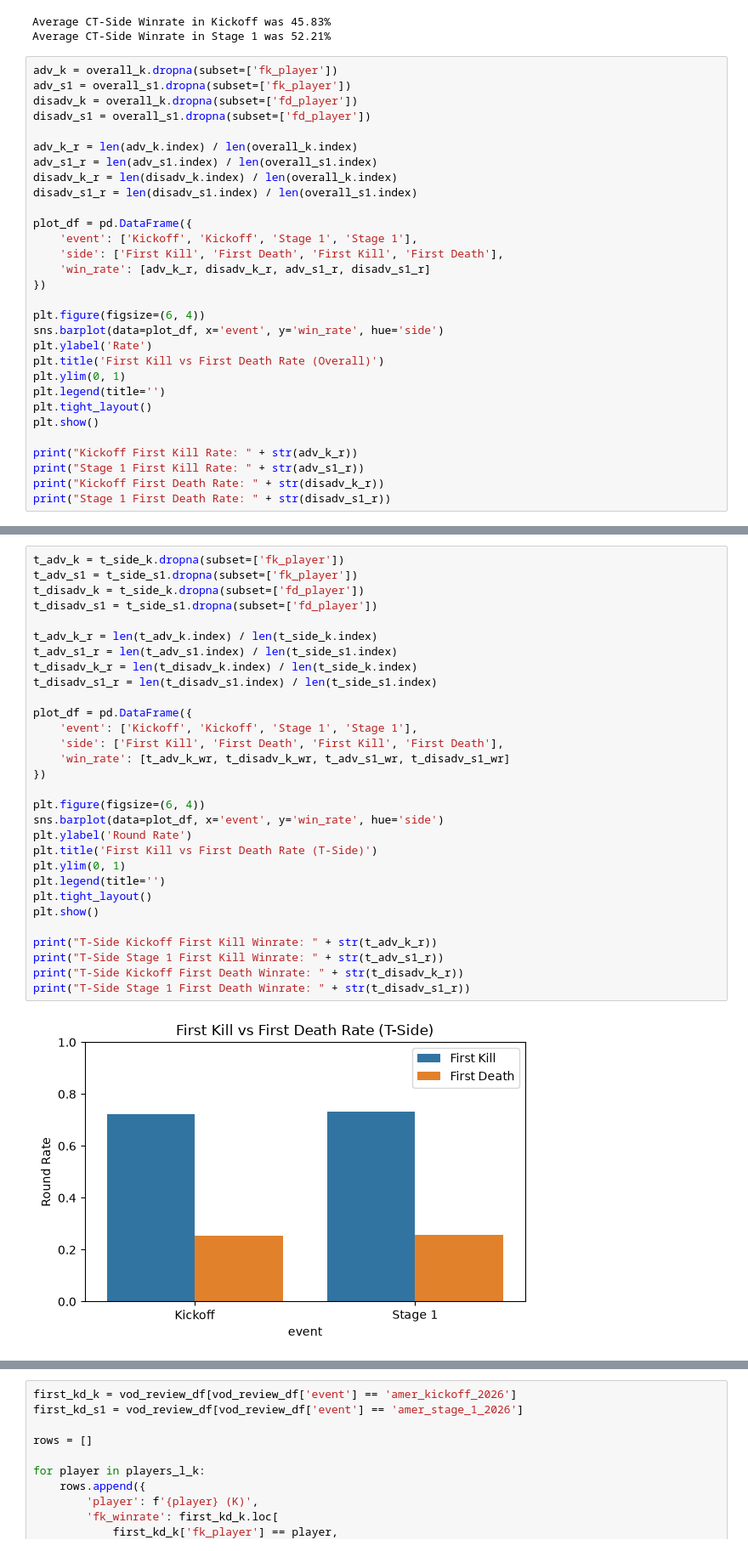
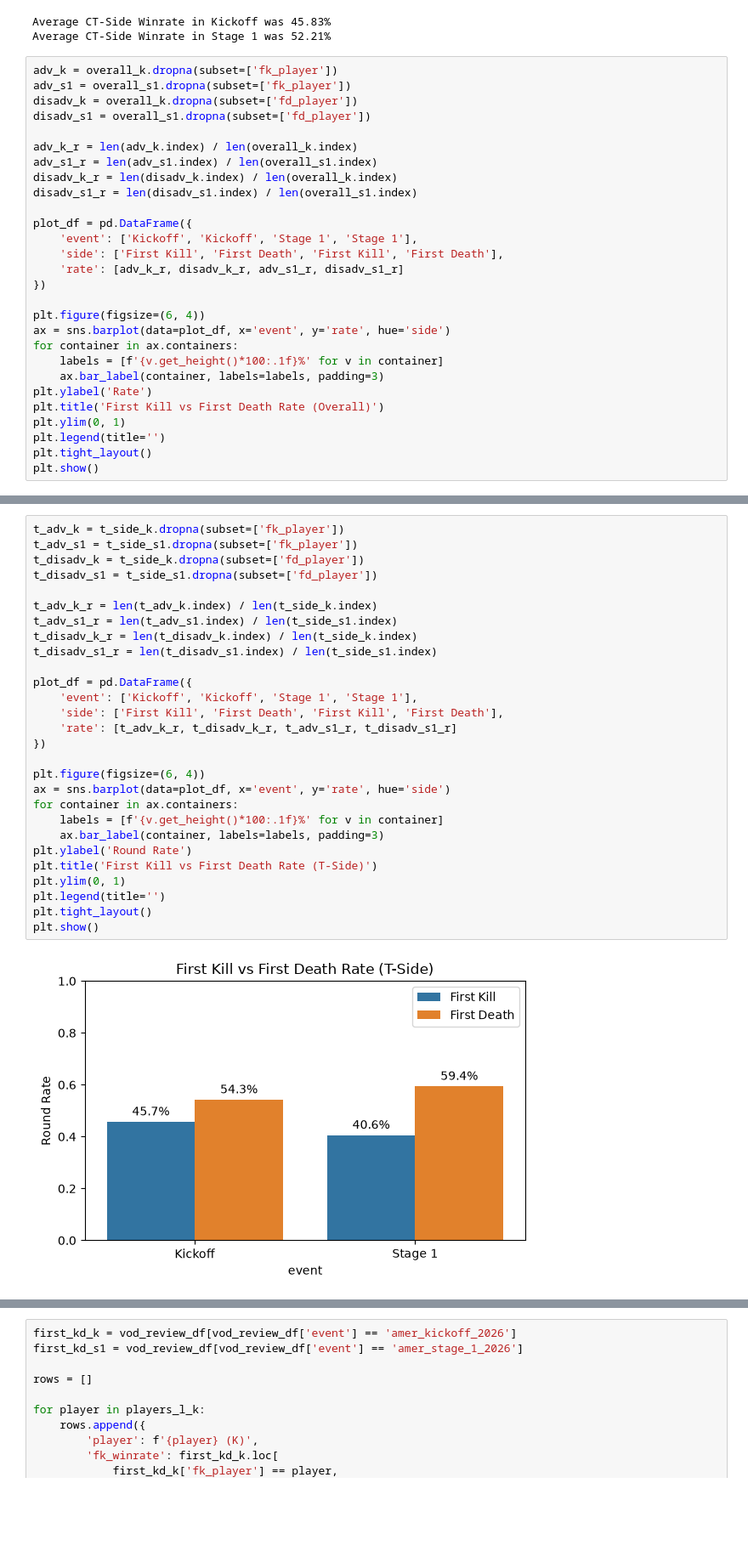
Before and after one commit to reeantran/sentinels_data_analysis, a Jupyter notebook: analysis.ipynb, the cells around one changed output, grey strips where cells are left out. Shown at 85% size. Drawn from its saved outputs; the diff is of its cells as text; blank space fills up the shorter version.

```diff
--- a/analysis.ipynb
+++ b/analysis.ipynb
@@ -621,20 +621,18 @@ disadv_s1_r = len(disadv_s1.index) / len(overall_s1.index)
 plot_df = pd.DataFrame({
     'event': ['Kickoff', 'Kickoff', 'Stage 1', 'Stage 1'],
     'side': ['First Kill', 'First Death', 'First Kill', 'First Death'],
-    'win_rate': [adv_k_r, disadv_k_r, adv_s1_r, disadv_s1_r]
+    'rate': [adv_k_r, disadv_k_r, adv_s1_r, disadv_s1_r]
 })
 
 plt.figure(figsize=(6, 4))
-sns.barplot(data=plot_df, x='event', y='win_rate', hue='side')
+ax = sns.barplot(data=plot_df, x='event', y='rate', hue='side')
+for container in ax.containers:
+    labels = [f'{v.get_height()*100:.1f}%' for v in container]
+    ax.bar_label(container, labels=labels, padding=3)
 plt.ylabel('Rate')
 plt.title('First Kill vs First Death Rate (Overall)')
 plt.ylim(0, 1)
 plt.legend(title='')
 plt.tight_layout()
 plt.show()
-
-print("Kickoff First Kill Rate: " + str(adv_k_r))
-print("Stage 1 First Kill Rate: " + str(adv_s1_r))
-print("Kickoff First Death Rate: " + str(disadv_k_r))
-print("Stage 1 First Death Rate: " + str(disadv_s1_r))
 # %% [output]
@@ -646,32 +640,30 @@ Stage 1 First Death Rate: 0.5109489051094891
 # %%
 t_adv_k = t_side_k.dropna(subset=['fk_player'])
 t_adv_s1 = t_side_s1.dropna(subset=['fk_player'])
 t_disadv_k = t_side_k.dropna(subset=['fd_player'])
 t_disadv_s1 = t_side_s1.dropna(subset=['fd_player'])
 
 t_adv_k_r = len(t_adv_k.index) / len(t_side_k.index)
 t_adv_s1_r = len(t_adv_s1.index) / len(t_side_s1.index)
 t_disadv_k_r = len(t_disadv_k.index) / len(t_side_k.index)
 t_disadv_s1_r = len(t_disadv_s1.index) / len(t_side_s1.index)
 
 plot_df = pd.DataFrame({
     'event': ['Kickoff', 'Kickoff', 'Stage 1', 'Stage 1'],
     'side': ['First Kill', 'First Death', 'First Kill', 'First Death'],
-    'win_rate': [t_adv_k_wr, t_disadv_k_wr, t_adv_s1_wr, t_disadv_s1_wr]
+    'rate': [t_adv_k_r, t_disadv_k_r, t_adv_s1_r, t_disadv_s1_r]
 })
 
 plt.figure(figsize=(6, 4))
-sns.barplot(data=plot_df, x='event', y='win_rate', hue='side')
+ax = sns.barplot(data=plot_df, x='event', y='rate', hue='side')
+for container in ax.containers:
+    labels = [f'{v.get_height()*100:.1f}%' for v in container]
+    ax.bar_label(container, labels=labels, padding=3)
 plt.ylabel('Round Rate')
 plt.title('First Kill vs First Death Rate (T-Side)')
 plt.ylim(0, 1)
 plt.legend(title='')
 plt.tight_layout()
 plt.show()
-
-print("T-Side Kickoff First Kill Winrate: " + str(t_adv_k_r))
-print("T-Side Stage 1 First Kill Winrate: " + str(t_adv_s1_r))
-print("T-Side Kickoff First Death Winrate: " + str(t_disadv_k_r))
-print("T-Side Stage 1 First Death Winrate: " + str(t_disadv_s1_r))
 # %% [output]
-[figure, old version]
+[figure, new version]
```
Also changed, not shown: parts of 8 cells of this notebook.
